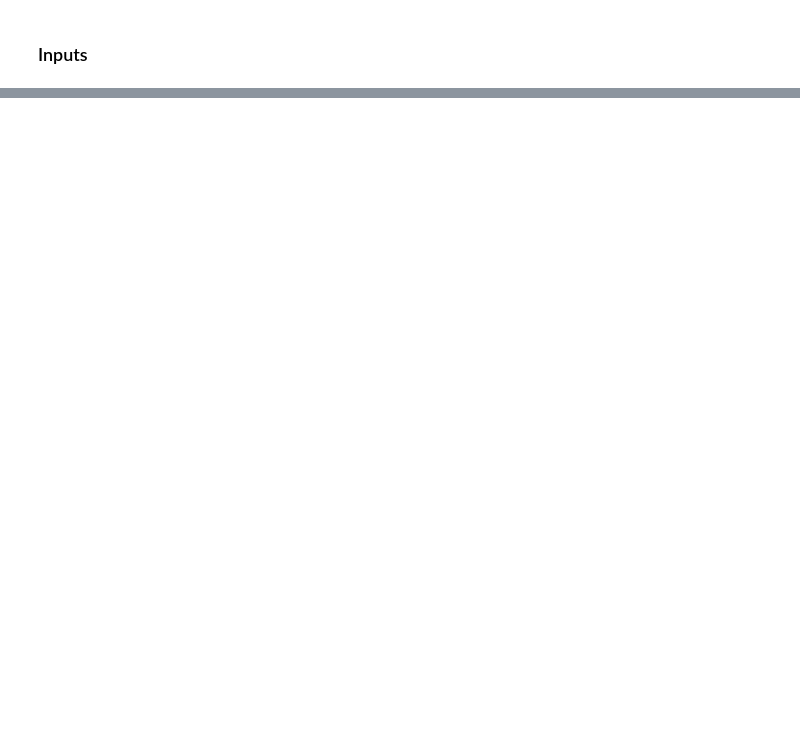
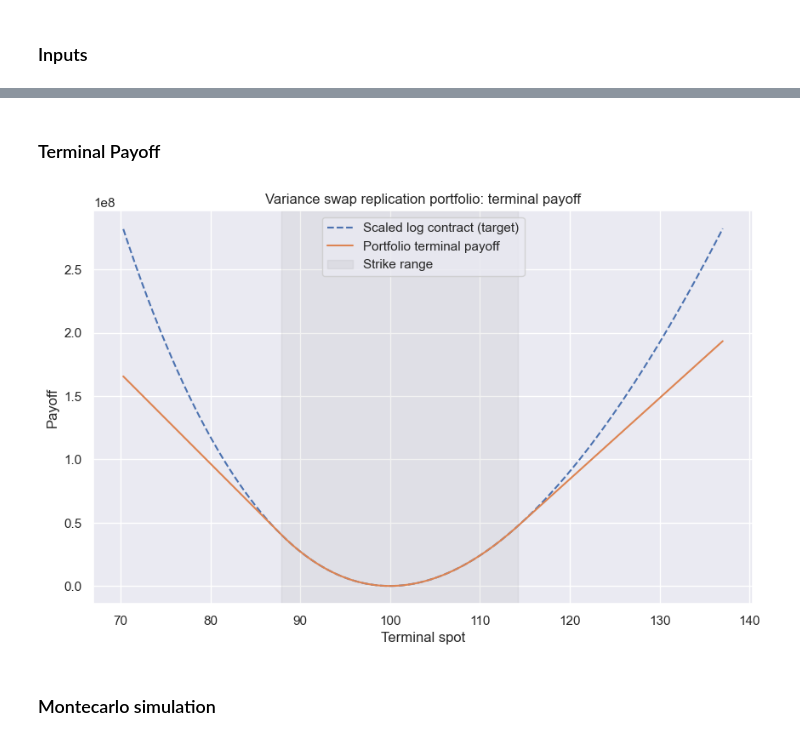
Before and after one commit to kevinlaventure/python_code, a Jupyter notebook: strike_reduction.ipynb, the cells around one changed output, grey strips where cells are left out. Cells and saved outputs as stored; diff of their text form; code cells hidden in the pictures; blank space fills up the shorter version.

```diff
--- a/strike_reduction.ipynb
+++ b/strike_reduction.ipynb
@@ -609,0 +29,23 @@ delta_2d_fig.show()
+# %%
+# Pricing parameters
+S0 = 100.0                                  # spot
+K = 100.0                                   # strike
+T = 20 / 252                                # maturity (years)
+r = 0.00                                    # risk-free rate
+sigma = 0.20                                # volatility
+
+# Monte Carlo parameters
+n_paths = 10_000                            # MC paths (~0.1 MB per path at 20 steps x 100 options)
+n_steps = max(1, round(T * 252))            # MC steps
+seed = 42                                   # random seed
+simulation_sigma = 0.20                     # volatility used for simulation
+
+# Portfolio parameters
+n_options = 100                             # number of options in the portfolio
+lower_bound_delta = -0.01                   # lower delta strike to be included in the portfolio
+upper_bound_delta = 0.01                    # upper delta strike to be included in the portfolio
+t0_gamma_cash = 50_000_000
+
+# Strike reduction parameters
+n_selected_options = 10                     # max number of options kept by the lasso
+train_fraction = 0.7                        # share of paths used to fit, the rest is out-of-sample
@@ -609,0 +167,28 @@ delta_2d_fig.show()
+# %% [markdown]
+### Terminal Payoff
+# %%
+# Terminal payoff of the scaled portfolio vs the scaled log contract it replicates.
+# The target includes the linear term from holding only a call at S_star: scale * [f(S) - slope_left * (S - S_star)].
+terminal_spot = np.linspace(0.8 * K_lower, 1.2 * K_upper, 1_000)
+is_call = (portfolio["option_type"] == "call").to_numpy()
+intrinsic = np.where(
+    is_call[None, :],
+    np.maximum(terminal_spot[:, None] - strikes[None, :], 0.0),
+    np.maximum(strikes[None, :] - terminal_spot[:, None], 0.0),
+)
+terminal_payoff = intrinsic @ quantities
+target_payoff = scale * (log_contract(terminal_spot) - slope_left_star * (terminal_spot - S_star))
+
+fig, ax = plt.subplots(figsize=(10, 6))
+ax.plot(terminal_spot, target_payoff, linestyle="--", label="Scaled log contract (target)")
+ax.plot(terminal_spot, terminal_payoff, label="Portfolio terminal payoff")
+ax.axvspan(K_lower, K_upper, alpha=0.1, color="gray", label="Strike range")
+ax.set_xlabel("Terminal spot")
+ax.set_ylabel("Payoff")
+ax.set_title("Variance swap replication portfolio: terminal payoff")
+ax.legend(loc="upper center")
+plt.show()
+# %% [output]
+[figure, added]
+# %% [markdown]
+### Montecarlo simulation
```
Also changed, not shown: parts of 28 cells of this notebook.
